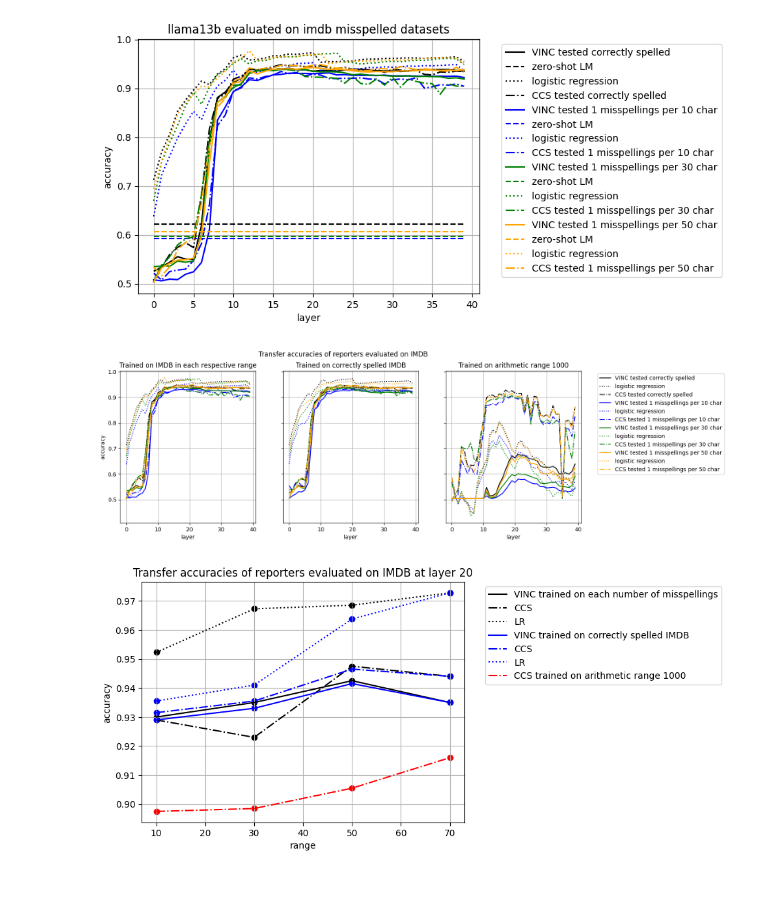
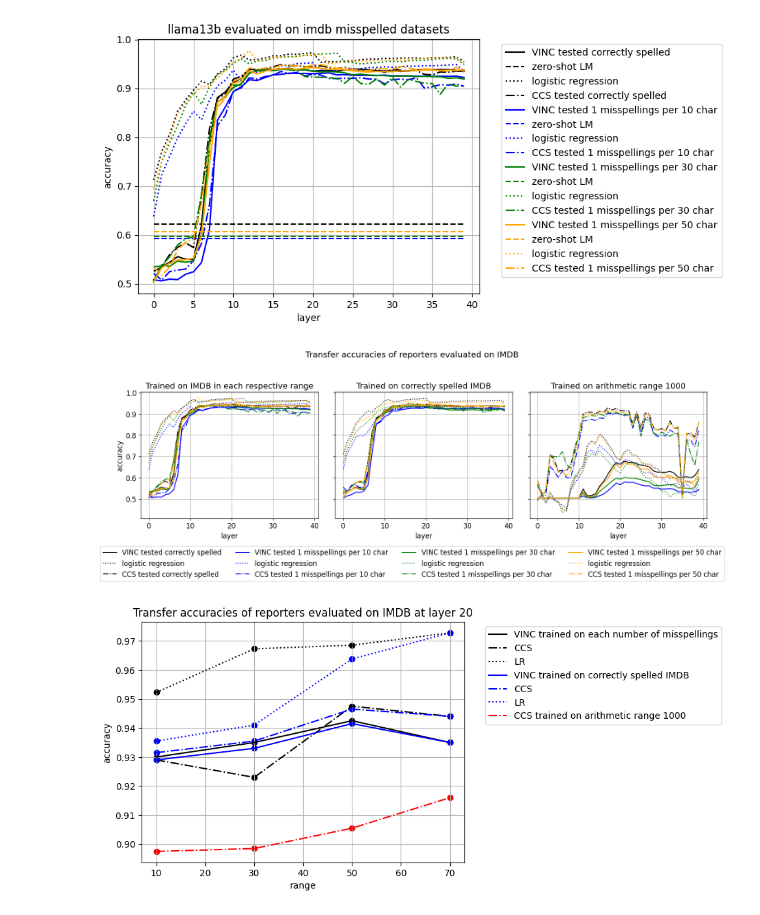
Before and after one commit to EleutherAI/elk, a Jupyter notebook: elk/results/imdb_test_results.ipynb, the cells around one changed output. Drawn from its saved outputs; the diff is of its cells as text; code cells hidden in the pictures; blank space fills up the shorter version.

Commit message:
graphs

```diff
--- a/elk/results/imdb_test_results.ipynb
+++ b/elk/results/imdb_test_results.ipynb
@@ -124,6 +124,8 @@ for i,d in enumerate([0,10,30,50]):
         ax.plot(layers, acc, label=f'CCS tested correctly spelled', color=line_color, linestyle=ccs_line_style)
     else:
         ax.plot(layers, acc, label=f'CCS tested 1 misspellings per {d} char', color=line_color, linestyle=ccs_line_style)
+
+
 
 ax = axs[1]
 ax.set_title(fr"Trained on correctly spelled IMDB")
@@ -157,37 +159,52 @@ for i,d in enumerate([0,10,30,50]):
 
 ax = axs[2]
 ax.set_title(fr"Trained on arithmetic range 1000")
 ax.set_xlabel("layer")
 ax.grid(True)
 
 for i,d in enumerate([0,10,30,50]):
     origin_dataset = "arith1000"
     dataset = f"imdb_misspelled_{d}"
 
     experiment = data[(origin_dataset_arith, dataset, 'vinc')]
     layers = experiment['layer']
 
     acc = experiment['acc']
     # Set line color for current dataset
     line_color = line_colors[i]
-    ax.plot(layers, acc, label=f'VINC tested 1 misspellings per {d} char', color=line_color)
+
+    if d == 0:
+        ax.plot(layers, acc, label=f'VINC tested correctly spelled', color=line_color)
+    else:
+        ax.plot(layers, acc, label=f'VINC tested 1 misspellings per {d} char', color=line_color)
 
     if 'lr_acc' in experiment.columns:
         lr_acc = experiment['lr_acc']
         # Set line color and style for logistic regression dataset
         ax.plot(layers, lr_acc, label='logistic regression',
                 color=line_color, linestyle=lr_line_style)
 
     experiment = data[(origin_dataset_arith, dataset, 'ccs')]
     layers = experiment['layer']
     acc = experiment['acc']
-    ax.plot(layers, acc, label=f'CCS tested 1 misspellings per {d} char', color=line_color, linestyle=ccs_line_style)
+    if d == 0:
+        ax.plot(layers, acc, label=f'CCS tested correctly spelled', color=line_color, linestyle=ccs_line_style)
+    else:
+        ax.plot(layers, acc, label=f'CCS tested 1 misspellings per {d} char', color=line_color, linestyle=ccs_line_style)
 
-axs[0].legend(bbox_to_anchor=(3.5, 1), loc='upper left')
 
+handles, labels = axs[2].get_legend_handles_labels()  # Assuming all subplots have the same legend
+fig.legend(handles, labels, bbox_to_anchor=(0.5,-0.15), loc='lower center', ncol=len(labels)/3)
+
+# Adjust the layout to make room for the legend
+fig.subplots_adjust(bottom = 0.2)
+
+fig.tight_layout(pad=2)
+
+plt.rcParams.update({'font.size': 12})
 plt.show()
 # %% [output]
-[figure, old version]
+[figure, new version]
 # %%
 # transfer at layer 20
 
```
Also changed, not shown: 14 other files.
